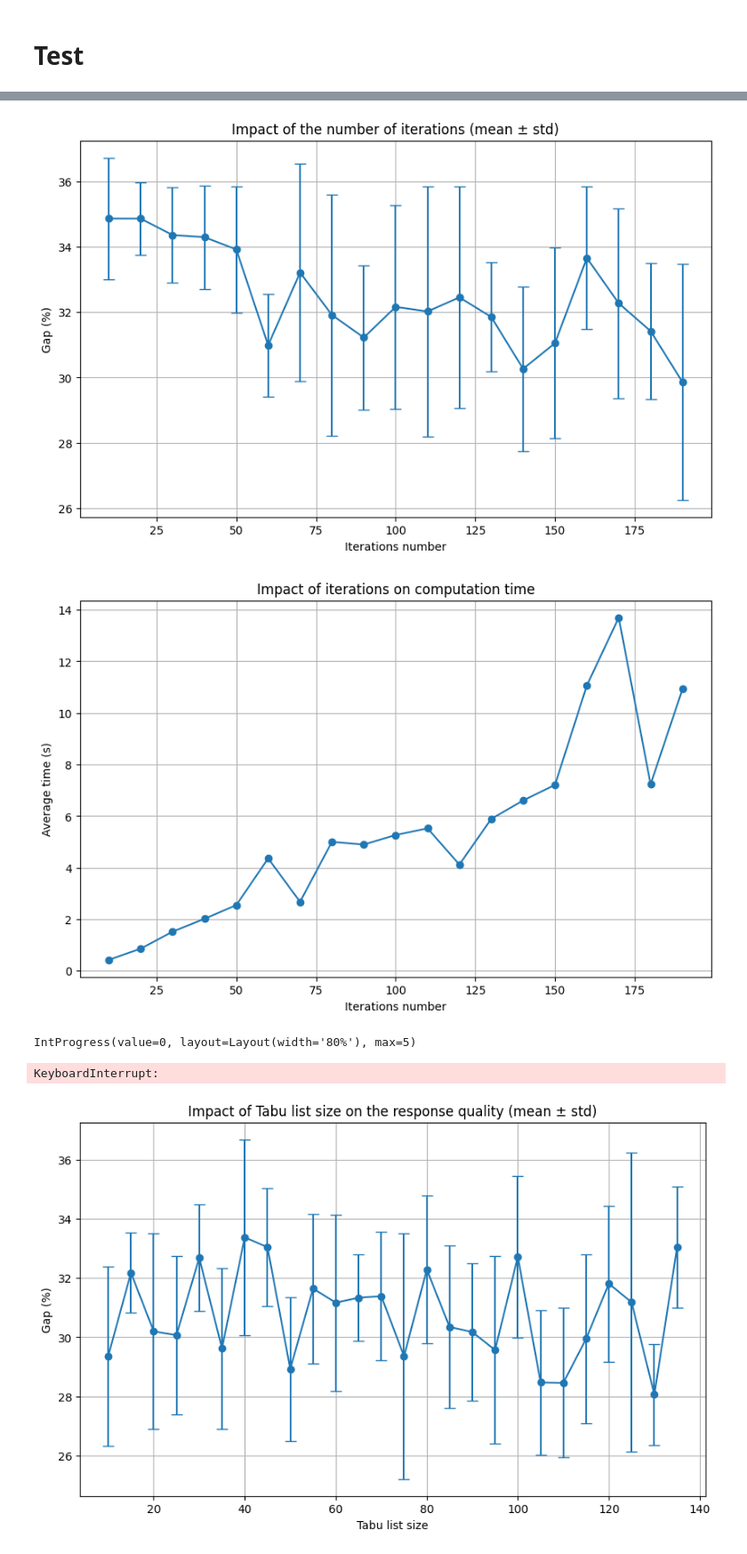
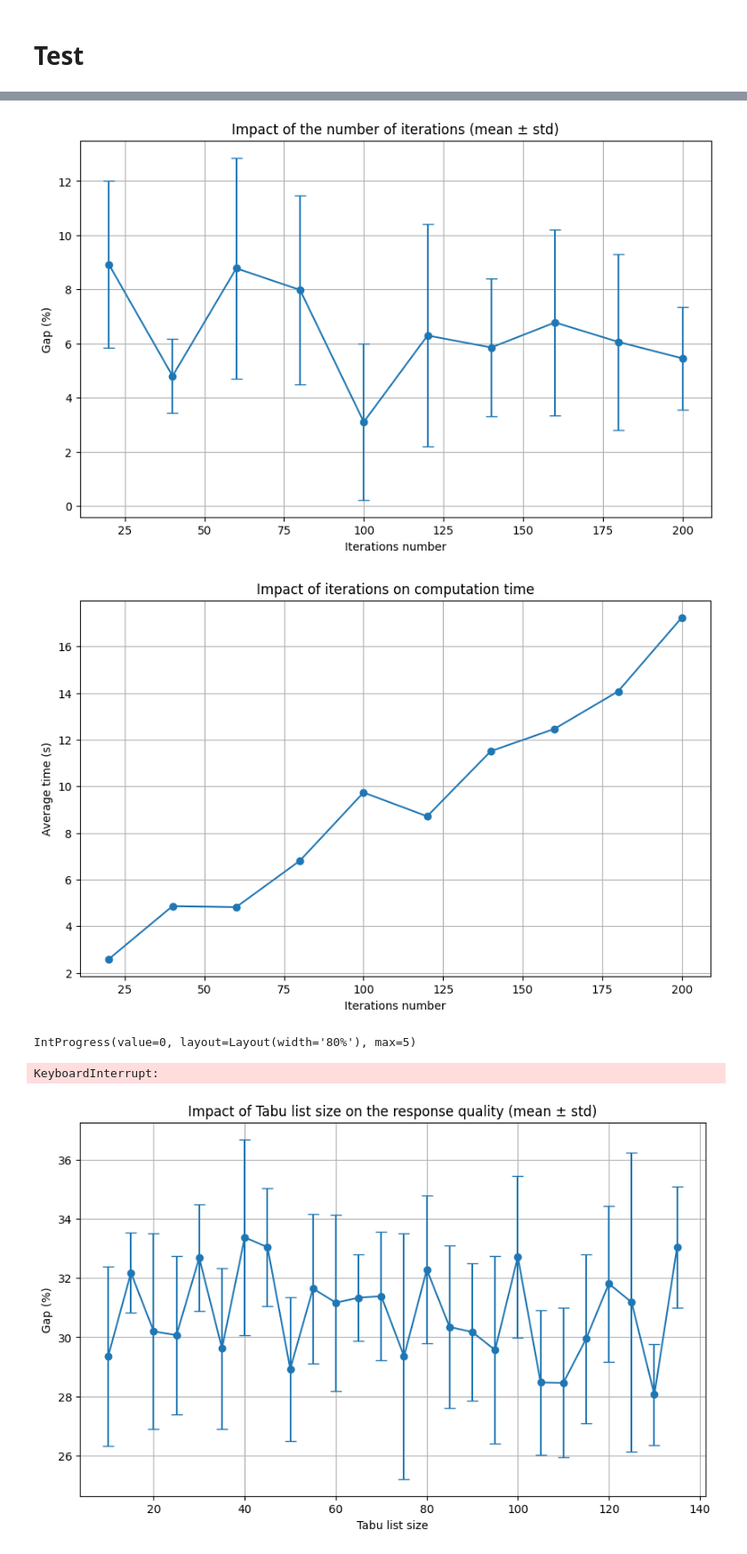
Before and after one commit to Low8/Projet_algo, a Jupyter notebook: scripts/recherche_tabu_upgrade.ipynb, the cells around one changed output, grey strips where cells are left out. Shown at 89% size. Saved outputs shown, nothing was run; the diff lists cells and outputs as text; code cells hidden in the pictures.

```diff
--- a/scripts/recherche_tabu_upgrade.ipynb
+++ b/scripts/recherche_tabu_upgrade.ipynb
@@ -842,0 +844,30 @@ Gap: 3.77%
+# %%
+import numpy as np
+import copy
+
+multi_start = 5
+best_solution = None
+best_distance = float('inf')
+
+bar = IntProgress(min=0, max=multi_start, layout={"width": "100%"})
+display(bar)
+
+for _ in range(multi_start):
+    clark = clark_and_wright(instance)
+    distance_clark = total_travel_distance(clark, instance)
+    tabu_solution = tabu_search(instance, clark, tabu_size, nb_iter, nb_neighbors, nb_local_moves, nb_global_moves)
+    distance_tabu = total_travel_distance(tabu_solution, instance)
+    if distance_tabu < best_distance:
+        best_distance = distance_tabu
+        best_solution = copy.deepcopy(tabu_solution)
+    bar.value += 1
+
+bar.close()
+distance_best = total_travel_distance(instance_best_solution, instance)
+distance_tabu = best_distance
+
+print(f"Upper bound: {distance_best}")
+print(f"Tabu best (multi-start): {distance_tabu}")
+gap = (distance_tabu - distance_best) / distance_best * 100
+print(f"Gap: {gap:.2f}%")
+print(distance_tabu)
@@ -853,9 +890,9 @@ True
 # Test
 # %%
 
-nb_neighbors_max = 1000
-step = 10
-nb_iter = 200
+nb_neighbors_max = 800
+step = 20
+nb_iter = 400
 nb_runs = 5
 tabu_size = int(np.sqrt(instance.nb_client))
 
@@ -883,7 +920,7 @@ for nb_neighbors in nb_neighbors_values:
         bar_inner.value = r + 1
 
         start = time.time()
-        tabu_solution = tabu_search(instance, clark, tabu_size, nb_iter, nb_neighbors, nb_swaps_per_neighbor)
+        tabu_solution = tabu_search(instance, clark, tabu_size, nb_iter, nb_neighbors, nb_local_moves, nb_global_moves)
         end = time.time()
 
         distance_tabu = total_travel_distance(tabu_solution, instance)
@@ -925,6 +963,6 @@ TypeError: tabu_search() missing 1 required positional argument: 'nb_global_move
 # %%
-nb_iter_max = 1000
-step = 10
+nb_iter_max = 800
+step = 20
 nb_neighbors = 200
 nb_runs = 5
 tabu_size = int(np.sqrt(instance.nb_client))
@@ -955,7 +993,7 @@ for nb_iter in nb_iter_values:
         bar_inner.value = r + 1
 
         start = time.time()
-        tabu_solution = tabu_search(instance, clark, tabu_size, nb_iter, nb_neighbors, nb_swaps_per_neighbor)
+        tabu_solution = tabu_search(instance, clark, tabu_size, nb_iter, nb_neighbors, nb_local_moves, nb_global_moves)
         end = time.time()
 
         distance_tabu = total_travel_distance(tabu_solution, instance)
@@ -964,35 +1002,35 @@ for nb_iter in nb_iter_values:
         gaps_run.append(gap)
         times_run.append(end - start)
 
     gap_means.append(np.mean(gaps_run))
     gap_stds.append(np.std(gaps_run))
     time_means.append(np.mean(times_run))
 
     bar_global.value += 1
 
     clear_output(wait=True)
     plt.figure(figsize=(10, 6))
     plt.errorbar(nb_iter_values[:len(gap_means)], gap_means, yerr=gap_stds, fmt='-o', capsize=5)
     plt.xlabel('Iterations number')
     plt.ylabel('Gap (%)')
     plt.title('Impact of the number of iterations (mean ± std)')
     plt.grid(True)
     plt.show()
 
     plt.figure(figsize=(10, 6))
     plt.plot(nb_iter_values[:len(time_means)], time_means, marker='o')
     plt.xlabel('Iterations number')
     plt.ylabel('Average time (s)')
     plt.title('Impact of iterations on computation time')
     plt.grid(True)
     plt.show()
 
     bar_inner.close()
 
 bar_global.close()
 # %% [output]
-[figure, old version]
+[figure, new version]
-[figure, old version]
+[figure, new version]
 IntProgress(value=0, layout=Layout(width='80%'), max=5)
 KeyboardInterrupt:
 # %%
```
Also changed, not shown: parts of 7 cells of this notebook.
